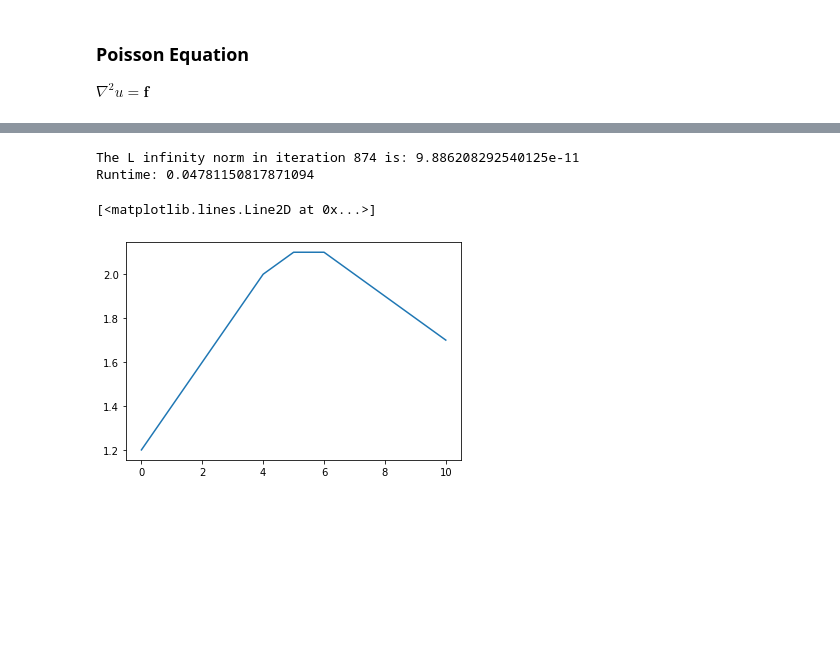
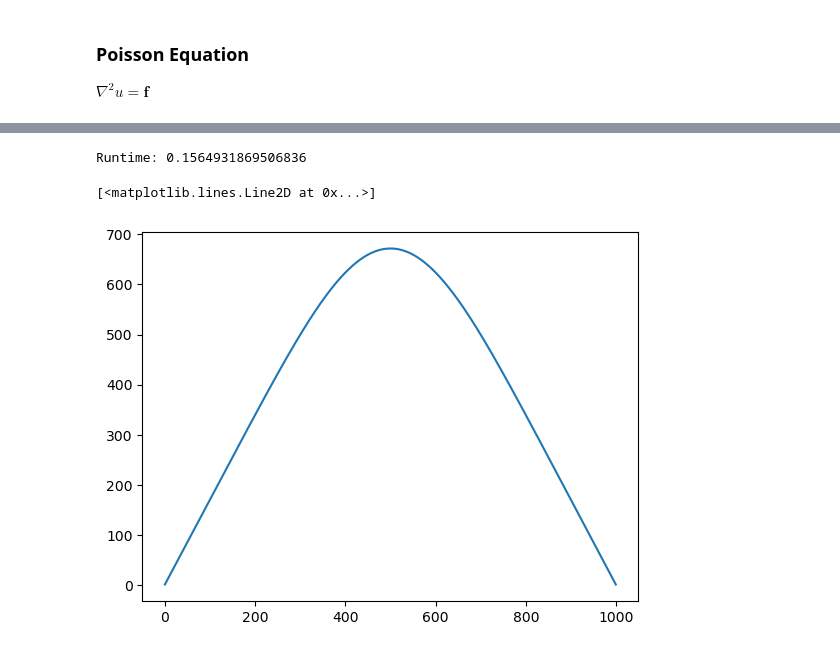
Before and after one commit to viluiz/numpde, a Jupyter notebook: Poisson_equation_finite_differences.ipynb, the cells around one changed output, grey strips where cells are left out. Cells and saved outputs as stored; diff of their text form; code cells hidden in the pictures; blank space fills up the shorter version.

```diff
--- a/Poisson_equation_finite_differences.ipynb
+++ b/Poisson_equation_finite_differences.ipynb
@@ -60,30 +107,26 @@ class Poisson:
         self.dx = dx
         self.N = N
         self.source_term = source_term
-        self.A = []
-        self.f = []
+        self.A = None
+        self.f = None
         self.calculated_A_f = False
         self.boundary_type = boundary_type
         self.boundary_values = boundary_values
         self.applied_boundary = False
 
     def calc_A_f_no_boundary(self):
-        if self.calculated_A_f:
-            print('A and f already calculated!')
-        else:
-            self.A  = np.diag([-2/(self.dx*self.dx)]*self.N,    0)  # Main diagonal
-            self.A += np.diag([1/(self.dx*self.dx)]*(self.N-1), 1)  # Upper diagonal
-            self.A += np.diag([1/(self.dx*self.dx)]*(self.N-1),-1)  # Lower diagonal
-            self.f = np.array(self.source_term)                     # Source term
+        if not self.calculated_A_f:
+            d = 1/(self.dx*self.dx)
+            self.A  = np.diag([-2*d]*self.N,  0)  # Main diagonal
+            self.A += np.diag([d]*(self.N-1), 1)  # Upper diagonal
+            self.A += np.diag([d]*(self.N-1),-1)  # Lower diagonal
+            self.f = np.array(self.source_term)   # Source term
             self.calculated_A_f = True
         return self.A, self.f
 
     def apply_boundary_condition(self):
-        if (len(self.f)==0) or (len(self.A)==0):
-            print('Matriz A or f not calculeted yet!')
-        elif self.applied_boundary:
-            print('Boundary already applied!')
-        else:
+        assert self.calculated_A_f, 'Matriz A or f not calculeted yet!'
+        if not self.applied_boundary:
             #Left boundary
             if self.boundary_type[0] == 'Dirichlet':
                 self.f[0] += np.array(self.boundary_values[0])/(-self.dx*self.dx)
@@ -121,8 +171,13 @@ class Poisson:
 # %%
 poisson = Poisson(dx=0.1,
-                  N=11,
-                  source_term=4*[0.]+3*[-10.]+4*[0.],
-                  boundary_type = ['Dirichlet','Neumann'],
-                  #boundary_type = ['Dirichlet','Dirichlet'],
+                  N=1000,
+                  source_term = np.sin(np.linspace(np.pi,2*np.pi,1000,endpoint=False))**5, #40*[0.]+30*[-10.]+40*[0.],
+                  #boundary_type = ['Dirichlet','Neumann'],
+                  boundary_type = ['Dirichlet','Dirichlet'],
                   #boundary_type = ['Neumann','Neumann'],
-                  boundary_values = [1, -1])
+                  boundary_values = [0, 0])
+# %%
+start = time.time()
+u = poisson.forward()
+print('Runtime:',time.time()-start)
+plt.plot(u)
@@ -129,13 +188,13 @@ poisson = Poisson(dx=0.1,
 # %%
 start = time.time()
-u = poisson.forward()
+for _ in range(10):
+    u = poisson.forward()
 print('Runtime:',time.time()-start)
 plt.plot(u)
 # %% [output]
-The L infinity norm in iteration 874 is: 9.886208292540125e-11
-Runtime: 0.04781150817871094
+Runtime: 0.1564931869506836
 [<matplotlib.lines.Line2D at 0x...>]
-[figure, old version]
+[figure, new version]
 # %%
 plt.plot(poisson.f)
 plt.plot(poisson.A.dot(u),'--')
```
Also changed, not shown: parts of 8 cells of this notebook, 19 other files.
